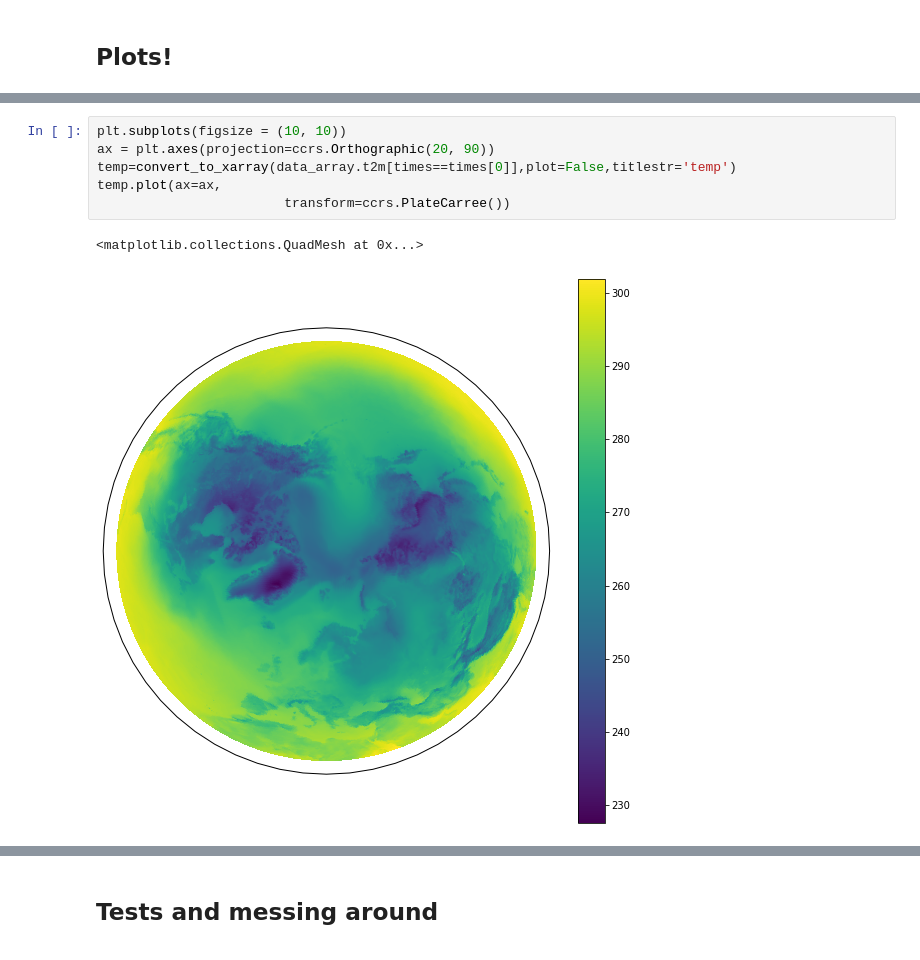
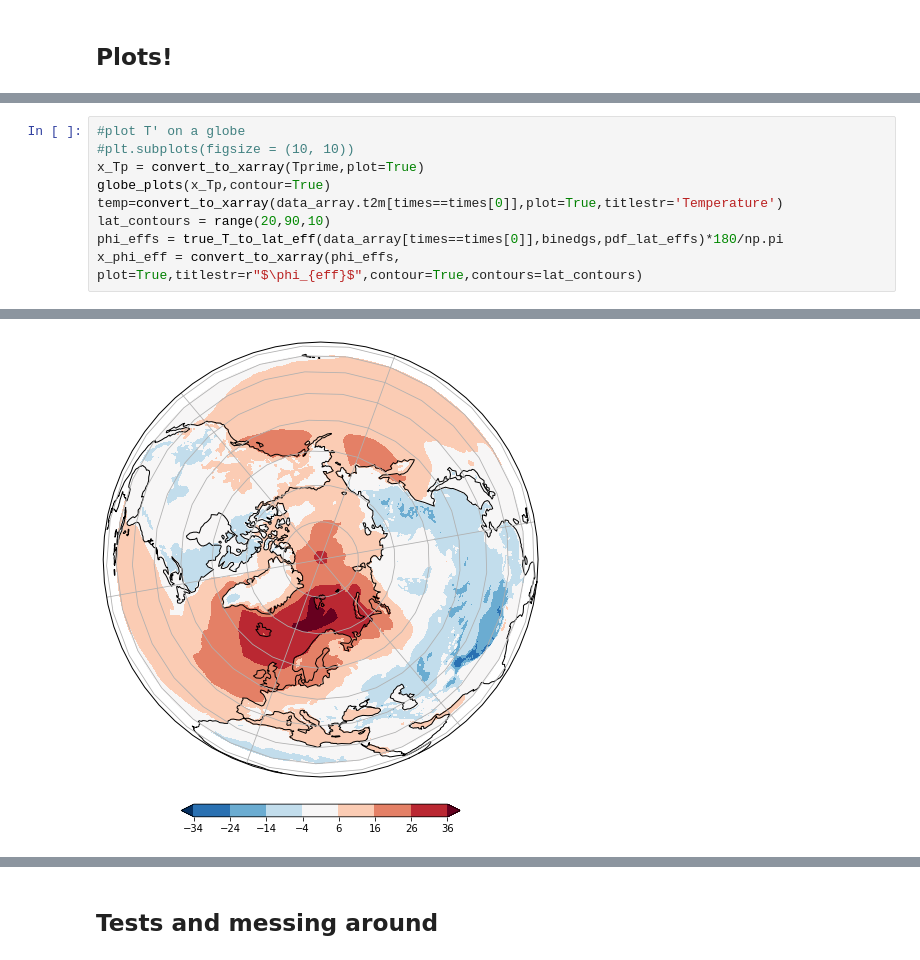
Before and after one commit to geosciences-data-practicum/reanalysis_getter, a Jupyter notebook: analysis/amandas_grid_counting.ipynb, the cells around one changed output, grey strips where cells are left out. Drawn from its saved outputs; the diff is of its cells as text.

```diff
--- a/analysis/amandas_grid_counting.ipynb
+++ b/analysis/amandas_grid_counting.ipynb
@@ -208,9 +195,10 @@ ax.gridlines()
-# %%
-plt.subplots(figsize = (10, 10))
-ax = plt.axes(projection=ccrs.Orthographic(20, 90))
-temp=convert_to_xarray(data_array.t2m[times==times[0]],plot=False,titlestr='temp')
-temp.plot(ax=ax,
-                        transform=ccrs.PlateCarree())
-# %% [output]
-<matplotlib.collections.QuadMesh at 0x...>
-[figure, removed]
+# %%
+#plot T' on a globe
+#plt.subplots(figsize = (10, 10))
+x_Tp = convert_to_xarray(Tprime,plot=True)
+globe_plots(x_Tp,contour=True)
+temp=convert_to_xarray(data_array.t2m[times==times[0]],plot=True,titlestr='Temperature')
+lat_contours = range(20,90,10)
+phi_effs = true_T_to_lat_eff(data_array[times==times[0]],binedgs,pdf_lat_effs)*180/np.pi
+x_phi_eff = convert_to_xarray(phi_effs, plot=True,titlestr=r"$\phi_{eff}$",contour=True,contours=lat_contours)
+# %% [output]
@@ -216,0 +206 @@ temp.plot(ax=ax,
+[figure, added]
```
Also changed, not shown: parts of 8 cells of this notebook.
